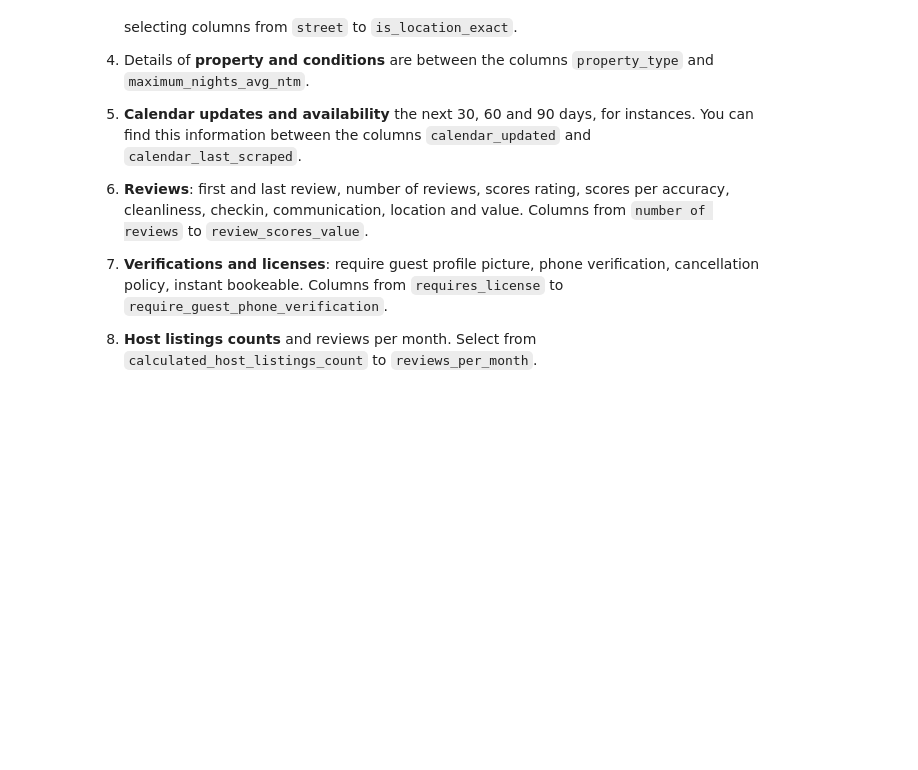
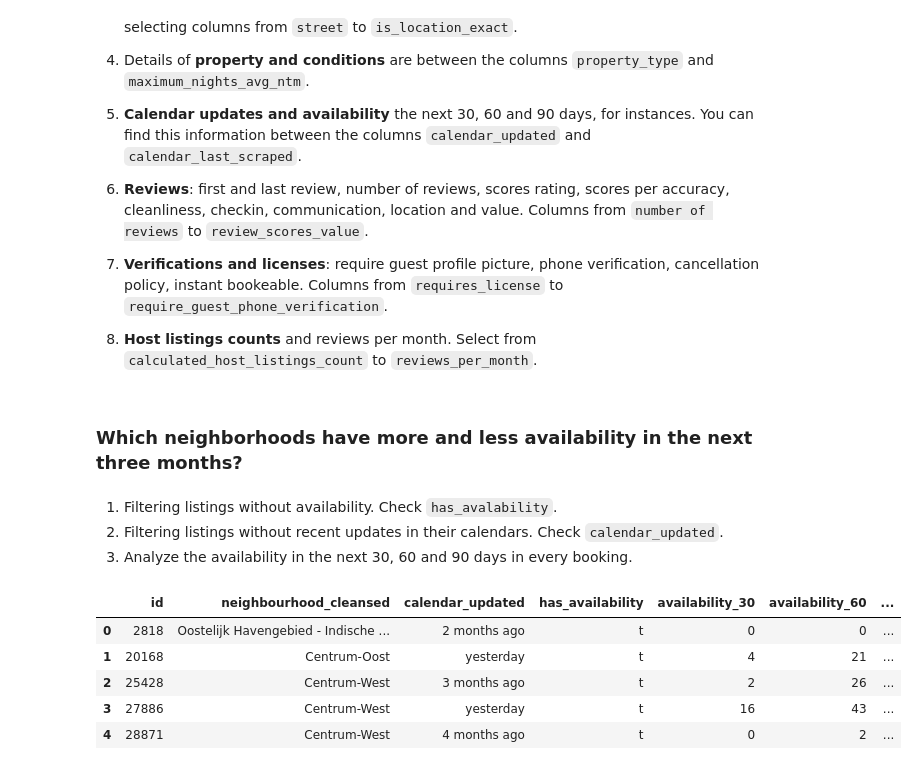
Before and after one commit to Daesparz/airbnb_amsterdam, a Jupyter notebook: Data_analysis/analysis_calendars_time_series.ipynb, the cells around one changed output. Saved outputs shown, nothing was run; the diff lists cells and outputs as text; code cells hidden in the pictures; blank space fills up the shorter version.

```diff
--- a/Data_analysis/analysis_calendars_time_series.ipynb
+++ b/Data_analysis/analysis_calendars_time_series.ipynb
@@ -154,3 +173,24 @@ A brief inspection of columns enable us to split them according to the following
 7. **Verifications and licenses**: require guest profile picture, phone verification, cancellation policy, instant bookeable. Columns from `requires_license` to `require_guest_phone_verification`.
 
 8. **Host listings counts** and reviews per month. Select from `calculated_host_listings_count` to `reviews_per_month`.
+# %% [markdown]
+### Which neighborhoods have more and less availability in the next three months?
+# %% [markdown]
+1. Filtering listings without availability. Check `has_avalability`.
+2. Filtering listings without recent updates in their calendars. Check `calendar_updated`.
+3. Analyze the availability in the next 30, 60 and 90 days in every booking.
+# %%
+df_calendar = read_listing.loc[:, 'calendar_updated': 'calendar_last_scraped']
+# %%
+df_id = read_listing.loc[:, ['id', 'neighbourhood_cleansed']]
+# %%
+calendar_id = pd.concat([df_id, df_calendar,], axis=1, sort=False)
+# %%
+calendar_id.head()
+# %% [output]
+|  | id | neighbourhood_cleansed | calendar_updated | has_availability | availability_30 | availability_60 | ... |
+| 0 | 2818 | Oostelijk Havengebied - Indische ... | 2 months ago | t | 0 | 0 | ... |
+| 1 | 20168 | Centrum-Oost | yesterday | t | 4 | 21 | ... |
+| 2 | 25428 | Centrum-West | 3 months ago | t | 2 | 26 | ... |
+| 3 | 27886 | Centrum-West | yesterday | t | 16 | 43 | ... |
+| 4 | 28871 | Centrum-West | 4 months ago | t | 0 | 2 | ... |
```
Also changed, not shown: parts of 32 cells of this notebook, 2 other files.
